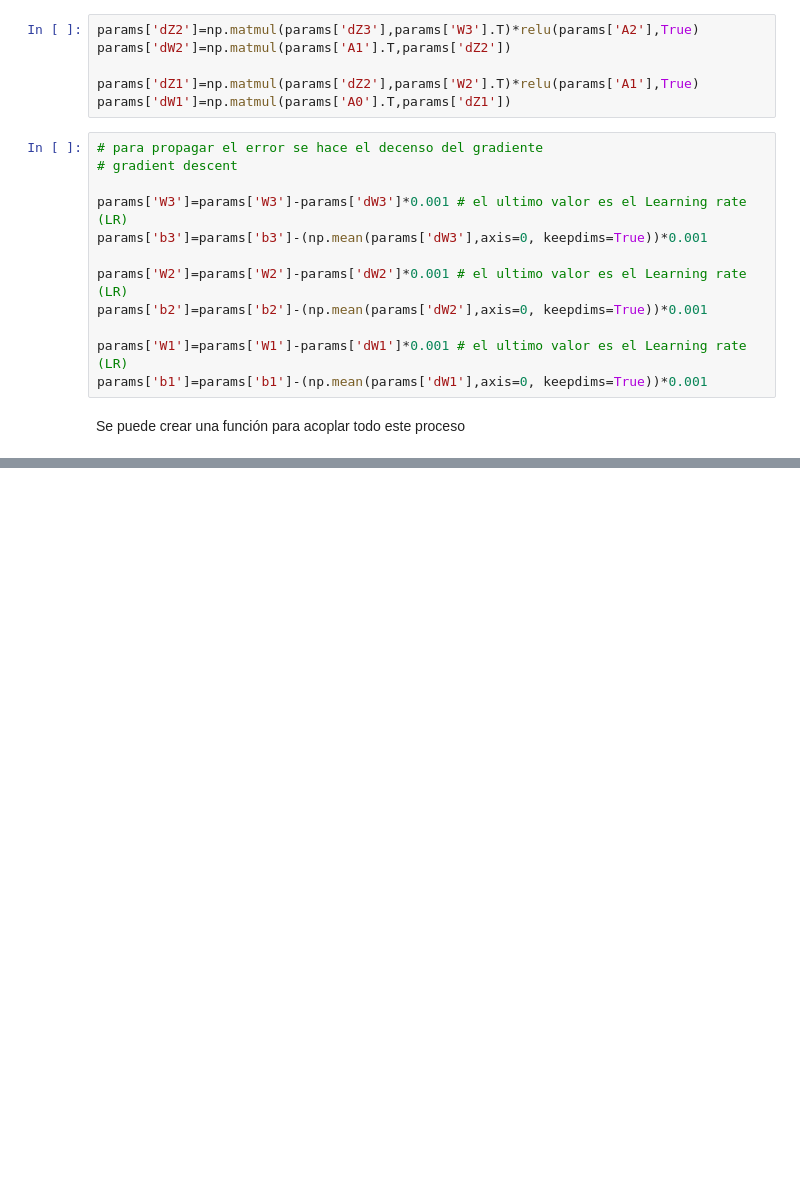
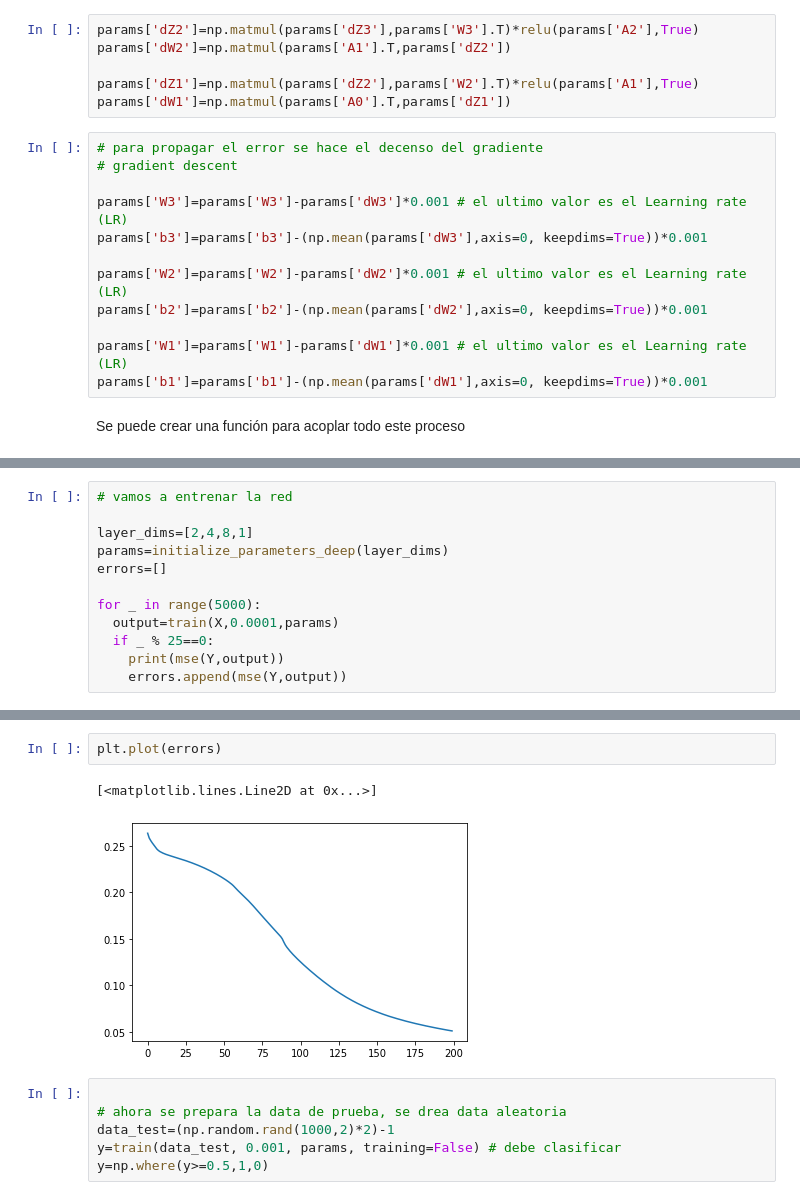
Before and after one commit to Luis-Amagua/Curso_intro_redes_neuronales, a Jupyter notebook: 4Red_Neuronal_numpy.ipynb, the cells around one changed output, grey strips where cells are left out. Saved outputs shown, nothing was run; the diff lists cells and outputs as text; blank space fills up the shorter version.

```diff
--- a/4Red_Neuronal_numpy.ipynb
+++ b/4Red_Neuronal_numpy.ipynb
@@ -222,3 +221,15 @@ def train(x_data, lr, params, training=True):
     params['W1']=params['W1']-params['dW1']*lr # el ultimo valor es el Learning rate (LR)
     params['b1']=params['b1']-(np.mean(params['dW1'],axis=0, keepdims=True))*lr
   return output
+# %%
+# vamos a entrenar la red
+
+layer_dims=[2,4,8,1]
+params=initialize_parameters_deep(layer_dims)
+errors=[]
+
+for _ in range(5000):
+  output=train(X,0.0001,params)
+  if _ % 25==0:
+    print(mse(Y,output))
+    errors.append(mse(Y,output))
@@ -224,0 +254,11 @@ def train(x_data, lr, params, training=True):
+# %%
+plt.plot(errors)
+# %% [output]
+[<matplotlib.lines.Line2D at 0x...>]
+[figure, added]
+# %%
+
+# ahora se prepara la data de prueba, se drea data aleatoria
+data_test=(np.random.rand(1000,2)*2)-1
+y=train(data_test, 0.001, params, training=False) # debe clasificar
+y=np.where(y>=0.5,1,0)
```
Also changed, not shown: parts of 8 cells of this notebook.
